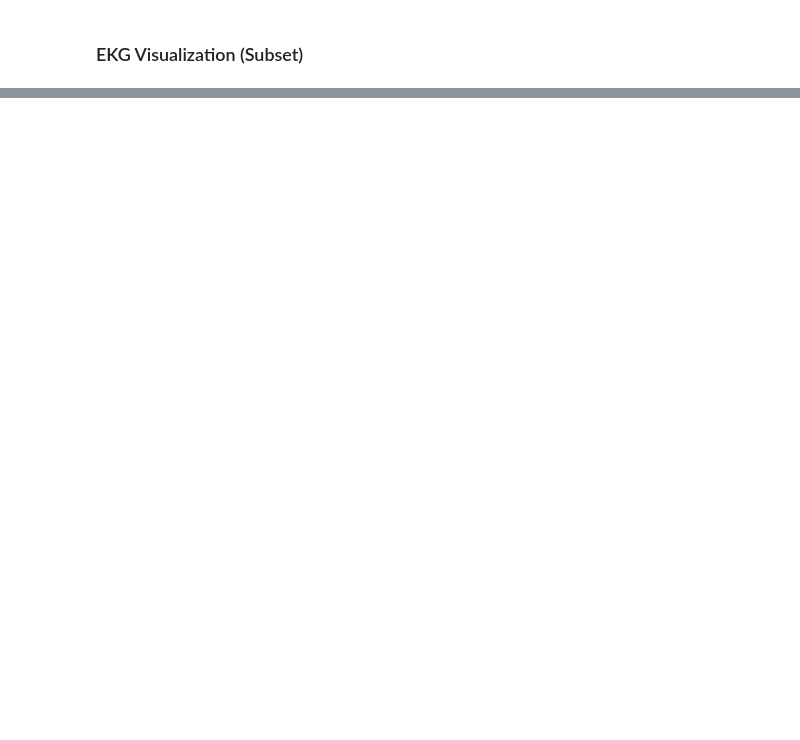
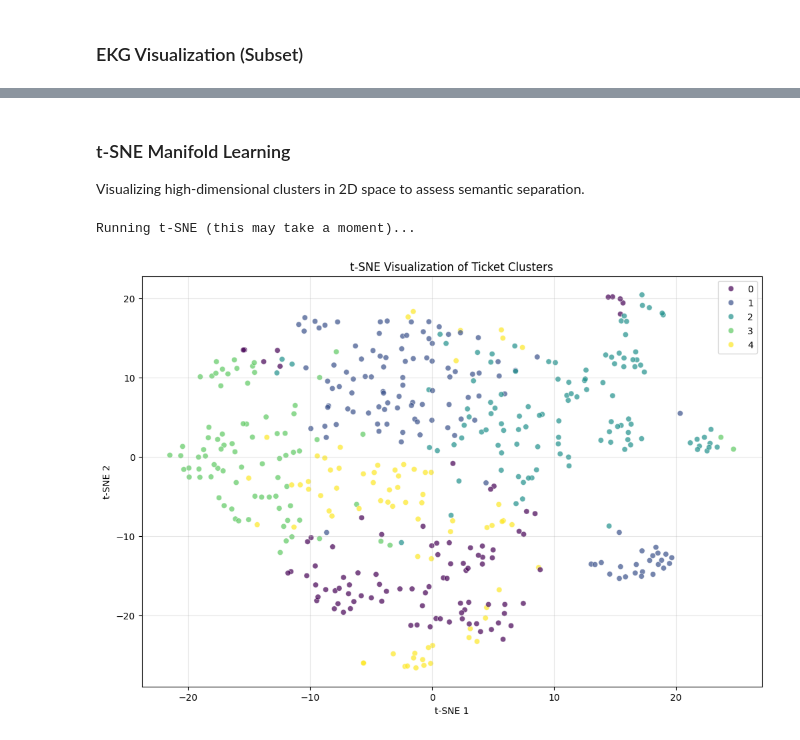
Before and after one commit to ZikGitHub/STIColabNotebooks, a Jupyter notebook: ServiceTickets002.ipynb, the cells around one changed output, grey strips where cells are left out. Saved outputs shown, nothing was run; the diff lists cells and outputs as text; code cells hidden in the pictures; blank space fills up the shorter version.

```diff
--- a/ServiceTickets002.ipynb
+++ b/ServiceTickets002.ipynb
@@ -395,0 +403,42 @@ plt.show()
+# %% [markdown]
+### t-SNE Manifold Learning
+Visualizing high-dimensional clusters in 2D space to assess semantic separation.
+# %%
+from sklearn.manifold import TSNE
+import matplotlib.pyplot as plt
+import seaborn as sns
+import numpy as np
+from scipy.sparse import issparse
+from sklearn.decomposition import TruncatedSVD
+
+# 1. Prepare Data for t-SNE
+# If X is sparse (TF-IDF), reduce dimensions first with TruncatedSVD for performance
+if issparse(X):
+    print("X is sparse. Reducing dimensions with TruncatedSVD before t-SNE...")
+    svd = TruncatedSVD(n_components=min(50, X.shape[1]-1), random_state=42)
+    X_for_tsne = svd.fit_transform(X)
+else:
+    X_for_tsne = X
+
+# 2. Run t-SNE
+print("Running t-SNE (this may take a moment)...")
+tsne = TSNE(n_components=2, perplexity=30, random_state=42, init='pca', learning_rate='auto')
+X_tsne = tsne.fit_transform(X_for_tsne)
+
+# 3. Visualize
+plt.figure(figsize=(12, 8))
+sns.scatterplot(
+    x=X_tsne[:, 0], y=X_tsne[:, 1],
+    hue=kmeans_model_sampled.labels_,
+    palette='viridis',
+    legend='full',
+    alpha=0.7
+)
+plt.title('t-SNE Visualization of Ticket Clusters')
+plt.xlabel('t-SNE 1')
+plt.ylabel('t-SNE 2')
+plt.grid(True, alpha=0.3)
+plt.show()
+# %% [output]
+Running t-SNE (this may take a moment)...
+[figure, added]
```
Also changed, not shown: parts of 17 cells of this notebook, 10 other files.
